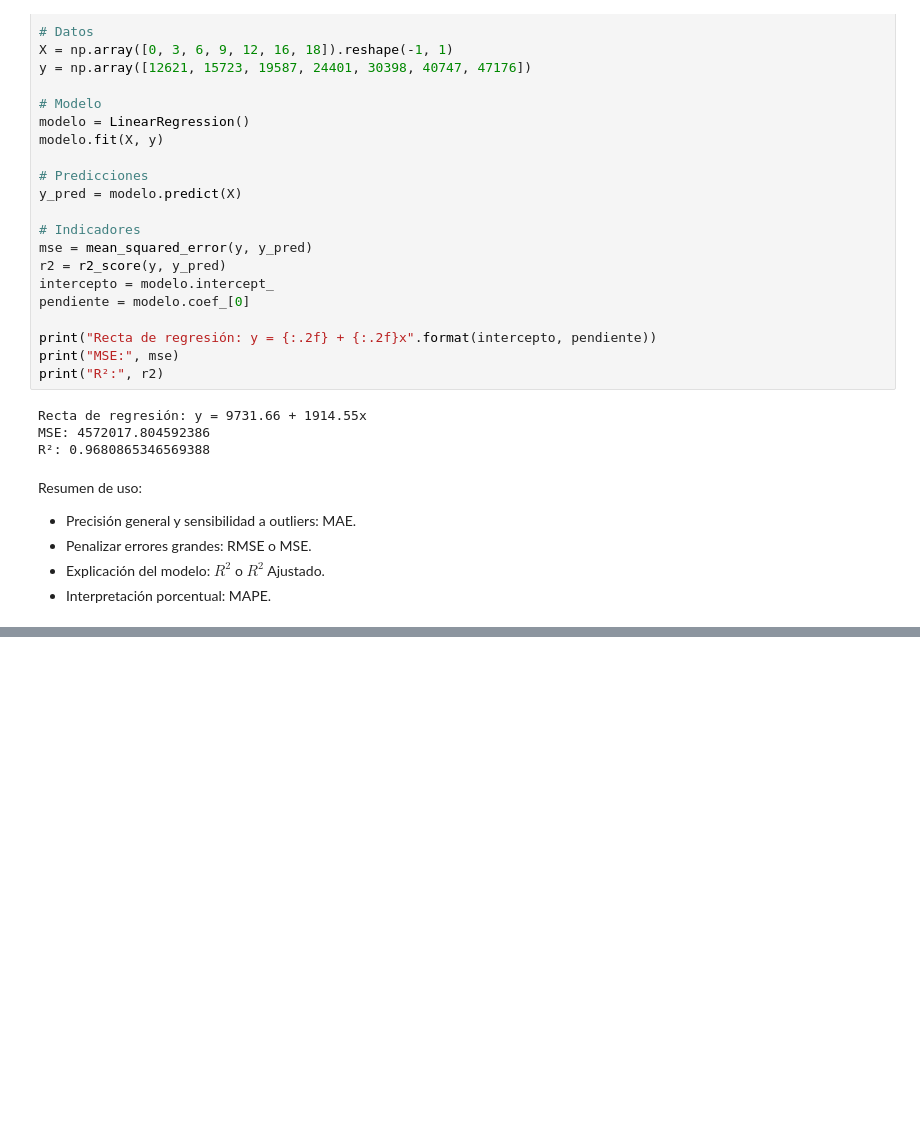
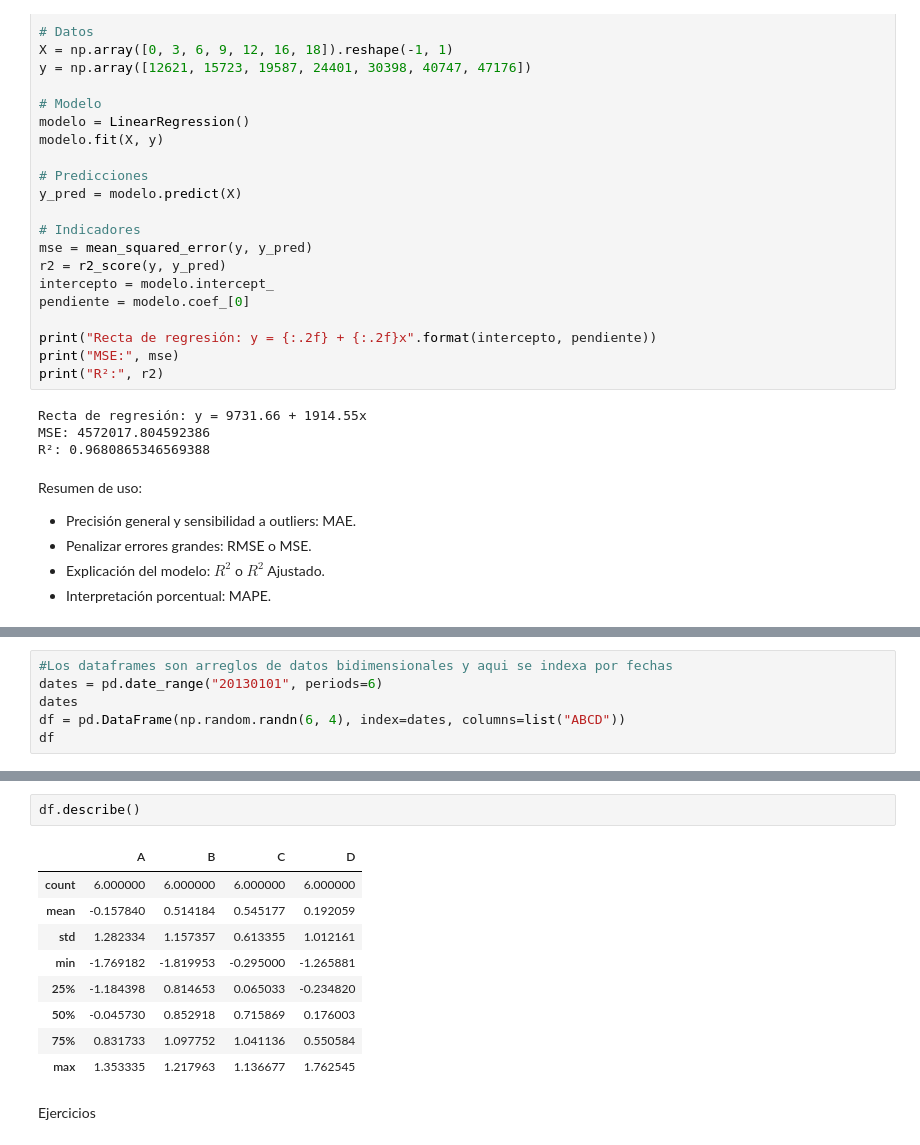
Before and after one commit to IvanRosP/mineria-de-datos, a Jupyter notebook: Mineria de datos.ipynb, the cells around one changed output, grey strips where cells are left out. Saved outputs shown, nothing was run; the diff lists cells and outputs as text; blank space fills up the shorter version.

```diff
--- a/Mineria de datos.ipynb
+++ b/Mineria de datos.ipynb
@@ -871,0 +890,6 @@ Resumen de uso:
+# %%
+#Los dataframes son arreglos de datos bidimensionales y aqui se indexa por fechas
+dates = pd.date_range("20130101", periods=6)
+dates
+df = pd.DataFrame(np.random.randn(6, 4), index=dates, columns=list("ABCD"))
+df
@@ -871,0 +952,14 @@ Resumen de uso:
+# %%
+df.describe()
+# %% [output]
+|  | A | B | C | D |
+| count | 6.000000 | 6.000000 | 6.000000 | 6.000000 |
+| mean | -0.157840 | 0.514184 | 0.545177 | 0.192059 |
+| std | 1.282334 | 1.157357 | 0.613355 | 1.012161 |
+| min | -1.769182 | -1.819953 | -0.295000 | -1.265881 |
+| 25% | -1.184398 | 0.814653 | 0.065033 | -0.234820 |
+| 50% | -0.045730 | 0.852918 | 0.715869 | 0.176003 |
+| 75% | 0.831733 | 1.097752 | 1.041136 | 0.550584 |
+| max | 1.353335 | 1.217963 | 1.136677 | 1.762545 |
+# %% [markdown]
+Ejercicios
```
Also changed, not shown: parts of 9 cells of this notebook.
